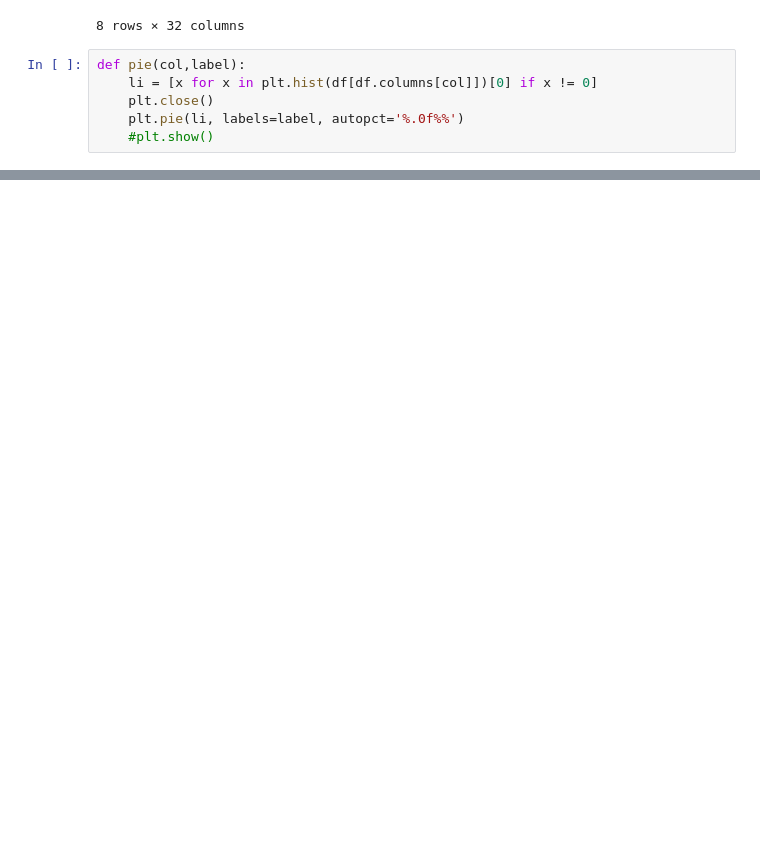
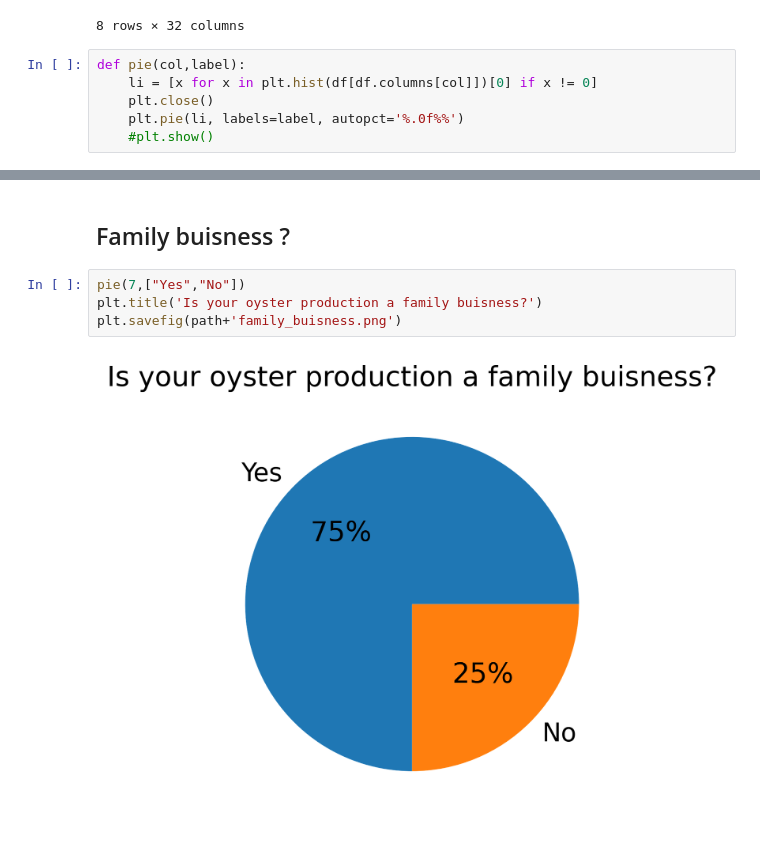
Before and after one commit to NessLfy/iGEM, a Jupyter notebook: scripts/Survey_answers.ipynb, the cells around one changed output, grey strips where cells are left out. Cells and saved outputs as stored; diff of their text form; blank space fills up the shorter version.

```diff
--- a/scripts/Survey_answers.ipynb
+++ b/scripts/Survey_answers.ipynb
@@ -65,0 +49,8 @@ plt.show()
+# %% [markdown]
+## Family buisness ?
+# %%
+pie(7,["Yes","No"])
+plt.title('Is your oyster production a family buisness?')
+plt.savefig(path+'family_buisness.png')
+# %% [output]
+[figure, added]
```
Also changed, not shown: parts of 30 cells of this notebook, 10 other files.
